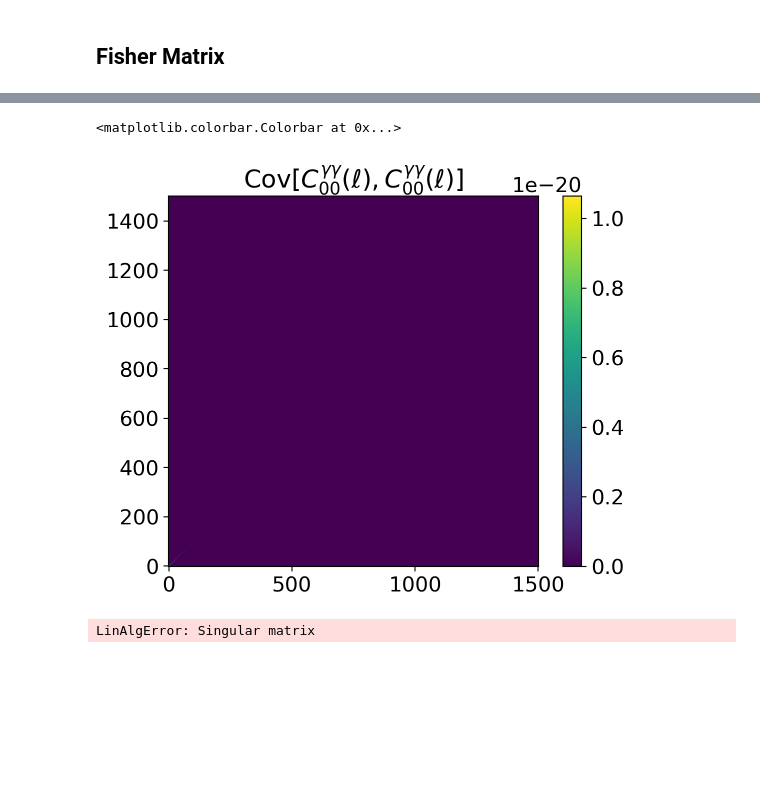
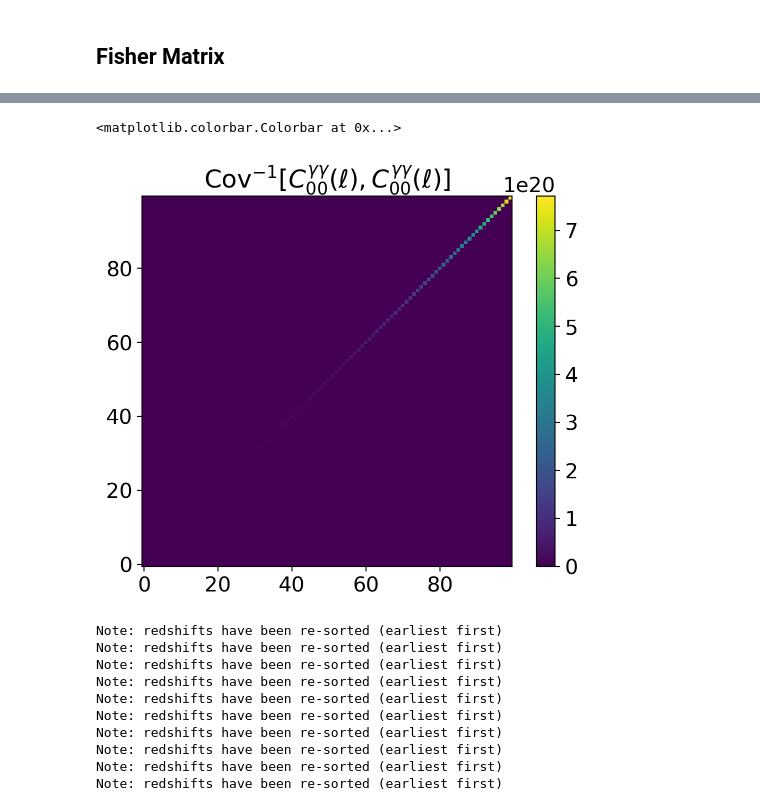
Before and after one commit to vPedreros/dfi-summer-2023, a Jupyter notebook: summer_nb copy.ipynb, the cells around one changed output, grey strips where cells are left out. Saved outputs shown, nothing was run; the diff lists cells and outputs as text; code cells hidden in the pictures; blank space fills up the shorter version.

```diff
--- a/summer_nb copy.ipynb
+++ b/summer_nb copy.ipynb
@@ -424,12 +243,0 @@ cosmic_shear_array = np.reshape(load_cosmic, (load_cosmic.shape[0], load_cosmic.
-# %%
-fig, ax = plt.subplots()
-
-ls = np.arange(100, 1501)
-i, j = 9, 9
-
-for l in ls:
-    ax.scatter(l, l*(l+1)*cosmic_shear_array[l-100, i, j]/2/np.pi, c='mediumpurple', s=0.5)
-ax.set_xlim((100, 300))
-ax.set_xlabel('Multipole $\ell$')
-ax.set_ylabel(r'$C_{%s%s}^{\gamma\gamma}(\ell)$'%(str(i),str(j)));
-#ax.legend()
@@ -444,0 +380,13 @@ cosmic_shear_array.shape
+# %%
+load_cosmic = np.loadtxt('convergence/cosmic_shear_array')
+cosmic_shear = np.reshape(load_cosmic, (load_cosmic.shape[0], load_cosmic.shape[1] // 10, 10))
+# %%
+fig, ax = plt.subplots()
+
+i, j = 9, 9
+
+for idx, l in enumerate(ls_eval):
+    ax.scatter(l, cosmic_shear[idx, i, j], c='mediumpurple', s=0.5)
+ax.set_xlabel('Multipole $\ell$')
+ax.set_ylabel(r'$C_{%s%s}^{\gamma\gamma}(\ell)$'%(str(i),str(j)));
+#ax.legend()
@@ -486,25 +434,22 @@ fig.colorbar(im)
 # %%
-def covariance(i, j, m, n, fsky=(1/15000), dl=1490):
-    covariance_matrix = np.zeros((1501, 1501))
-    for idx, l in enumerate(np.arange(100, 1401)):
-        num1 = cosmic_shear_array[l-100, i, m] * cosmic_shear_array[l-100, j, n]
-        num2 = cosmic_shear_array[l-100, i, n] * cosmic_shear_array[l-100, j, m]
+def covariance(i, j, m, n, fsky=(1/15000)):
+    covariance_matrix = np.zeros((100, 100))
+    for idx in range(len(ls_eval)):
+        dl = l_bins[idx][1] - l_bins[idx][0]
+        num1 = cosmic_shear[idx, i, m] * cosmic_shear[idx, j, n]
+        num2 = cosmic_shear[idx, i, n] * cosmic_shear[idx, j, m]
         covariance_matrix[idx, idx] = (num1 + num2) / ((2 * l + 1) * fsky * dl)
     return covariance_matrix
 # %%
 ell = ls_eval[0]
 i, j = 0, 0
 m, n = 0, 0
 fig, ax = plt.subplots()
 
-im = ax.imshow(covariance(i, j, m, n))
-ax.set_title('Cov$[C_{%i%i}^{\gamma\gamma}(\ell), C_{%i%i}^{\gamma\gamma}(\ell)]$'%(i,j,m,n))
+im = ax.imshow(np.linalg.inv(covariance(i, j, m, n)))
+ax.set_title('Cov$^{-1}[C_{%i%i}^{\gamma\gamma}(\ell), C_{%i%i}^{\gamma\gamma}(\ell)]$'%(i,j,m,n))
 ax.set_ylim(ax.get_ylim()[::-1])
 fig.colorbar(im)
 # %% [output]
 <matplotlib.colorbar.Colorbar at 0x...>
-[figure, old version]
+[figure, new version]
-# %%
-np.linalg.inv(covariance(i, j, m, n))
-# %% [output]
-LinAlgError: Singular matrix
@@ -510,0 +632,17 @@ LinAlgError: Singular matrix
+# %%
+mps_param('Omegam', fiducial=dict_fiducial)
+mps_param('Omegab', fiducial=dict_fiducial)
+mps_param('ns', fiducial=dict_fiducial)
+mps_param('hubble', fiducial=dict_fiducial)
+mps_param('sigma8', fiducial=dict_fiducial)
+# %% [output]
+Note: redshifts have been re-sorted (earliest first)
+Note: redshifts have been re-sorted (earliest first)
+Note: redshifts have been re-sorted (earliest first)
+Note: redshifts have been re-sorted (earliest first)
+Note: redshifts have been re-sorted (earliest first)
+Note: redshifts have been re-sorted (earliest first)
+Note: redshifts have been re-sorted (earliest first)
+Note: redshifts have been re-sorted (earliest first)
+Note: redshifts have been re-sorted (earliest first)
+Note: redshifts have been re-sorted (earliest first)
```
Also changed, not shown: parts of 90 cells of this notebook.
